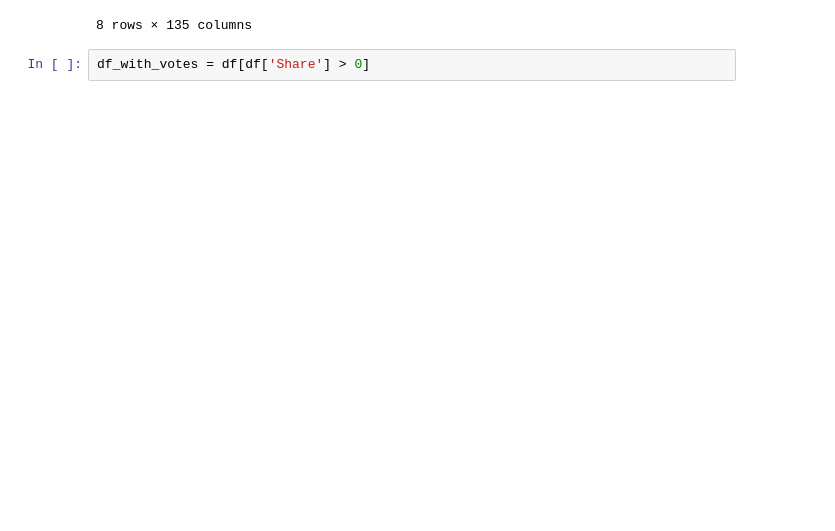
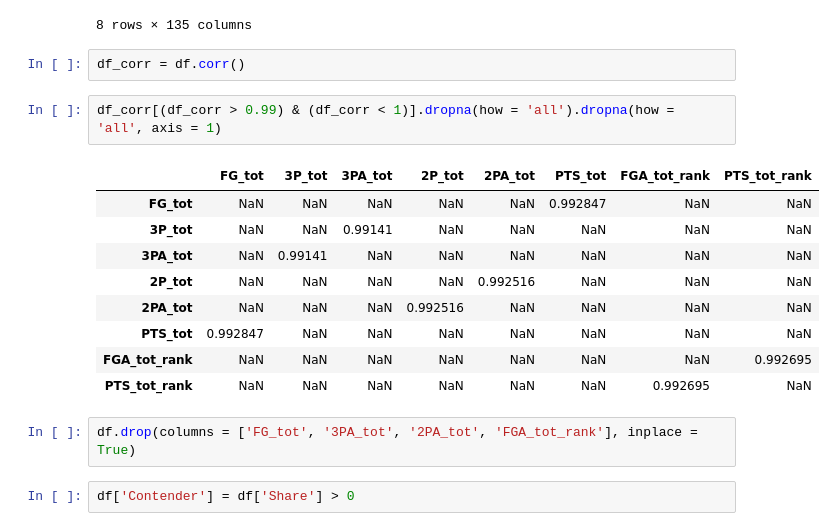
Before and after one commit to Rodrixx05/nba-mvp-prediction-modelling, a Jupyter notebook: eda_data_preparation.ipynb, the cells around one changed output. Saved outputs shown, nothing was run; the diff lists cells and outputs as text; blank space fills up the shorter version.

```diff
--- a/eda_data_preparation.ipynb
+++ b/eda_data_preparation.ipynb
@@ -55,5 +58,21 @@ df.describe()
 | 75% | 317.500000 | 29.000000 | 77.000000 | 51.000000 | 29.000000 | 4.600000 | 9.900000 | 0.488000 | 0.700000 | 2.100000 | ... | ... |
 | max | 540.000000 | 44.000000 | 85.000000 | 83.000000 | 43.700000 | 13.400000 | 27.800000 | 1.000000 | 5.300000 | 13.200000 | ... | ... |
 8 rows × 135 columns
+# %%
+df_corr = df.corr()
+# %%
+df_corr[(df_corr > 0.99) & (df_corr < 1)].dropna(how = 'all').dropna(how = 'all', axis = 1)
+# %% [output]
+|  | FG_tot | 3P_tot | 3PA_tot | 2P_tot | 2PA_tot | PTS_tot | FGA_tot_rank | PTS_tot_rank |
+| FG_tot | NaN | NaN | NaN | NaN | NaN | 0.992847 | NaN | NaN |
+| 3P_tot | NaN | NaN | 0.99141 | NaN | NaN | NaN | NaN | NaN |
+| 3PA_tot | NaN | 0.99141 | NaN | NaN | NaN | NaN | NaN | NaN |
+| 2P_tot | NaN | NaN | NaN | NaN | 0.992516 | NaN | NaN | NaN |
+| 2PA_tot | NaN | NaN | NaN | 0.992516 | NaN | NaN | NaN | NaN |
+| PTS_tot | 0.992847 | NaN | NaN | NaN | NaN | NaN | NaN | NaN |
+| FGA_tot_rank | NaN | NaN | NaN | NaN | NaN | NaN | NaN | 0.992695 |
+| PTS_tot_rank | NaN | NaN | NaN | NaN | NaN | NaN | 0.992695 | NaN |
+# %%
+df.drop(columns = ['FG_tot', '3PA_tot', '2PA_tot', 'FGA_tot_rank'], inplace = True)
 # %%
-df_with_votes = df[df['Share'] > 0]
+df['Contender'] = df['Share'] > 0
```
Also changed, not shown: parts of 7 cells of this notebook, 2 other files.
